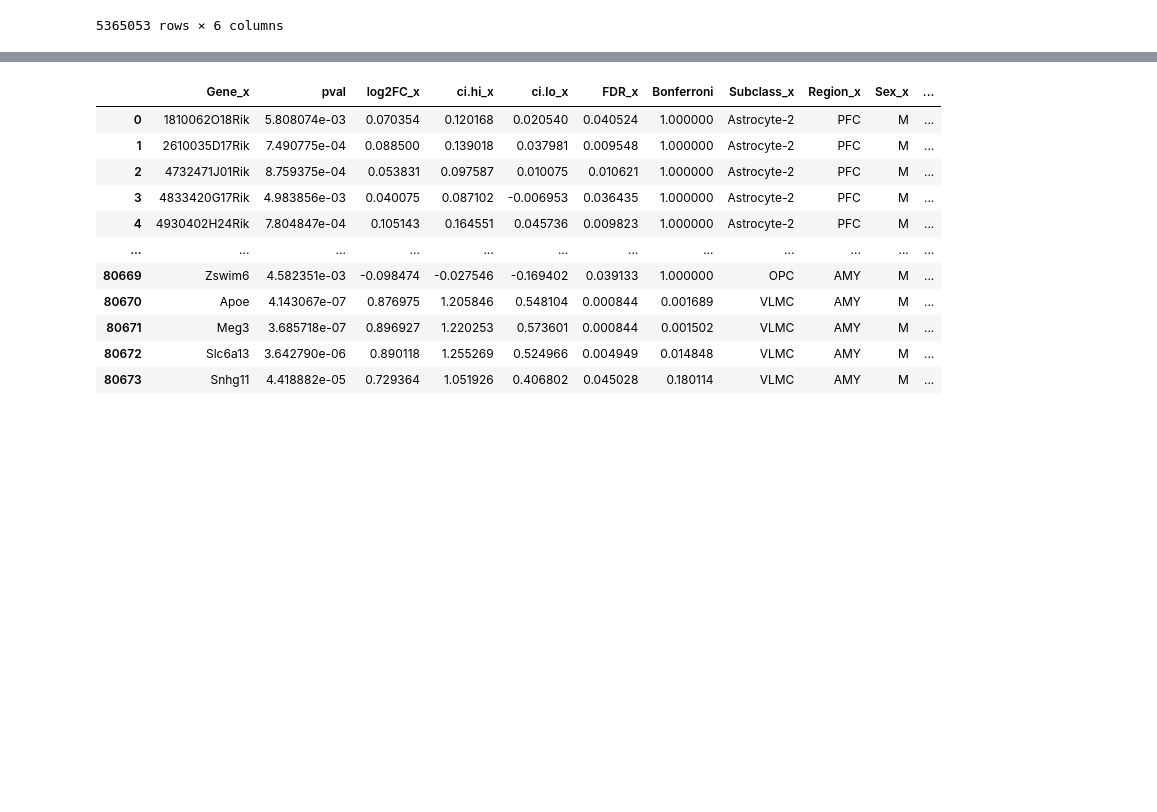
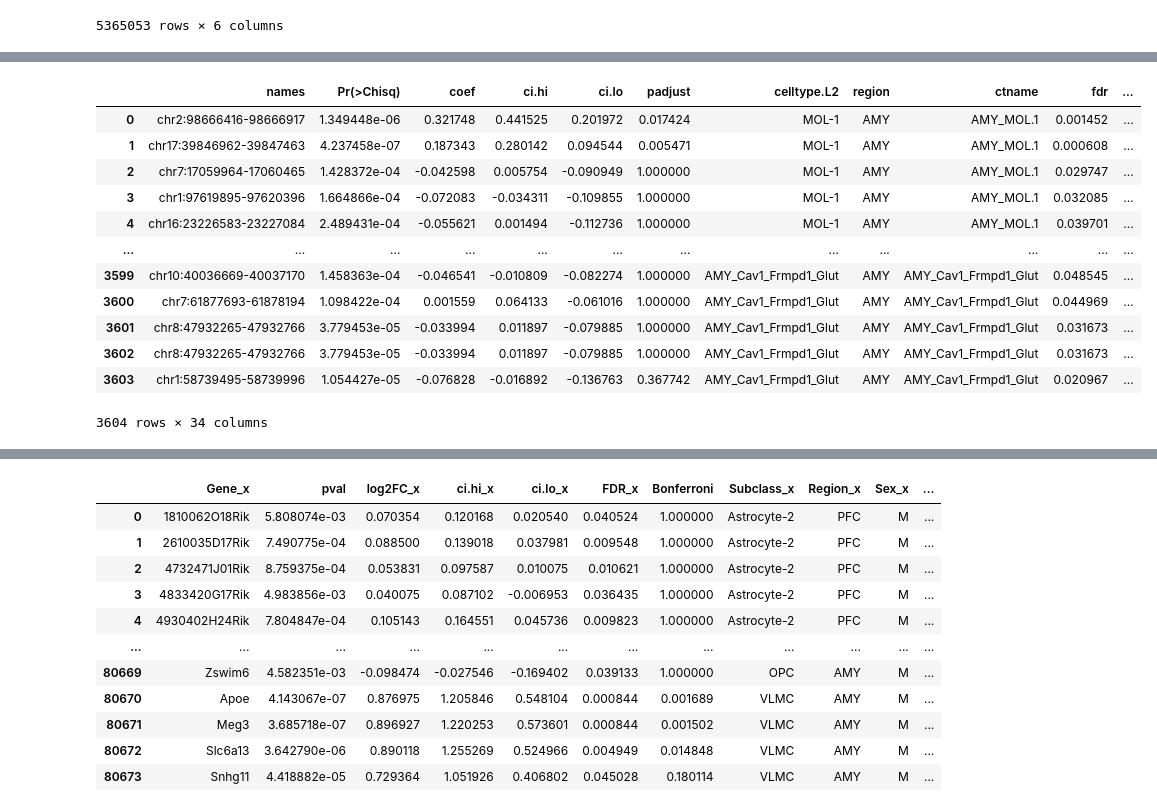
Before and after one commit to juychen/scmmd, a Jupyter notebook: 15cicre_enhancers.ipynb, the cells around one changed output, grey strips where cells are left out. Cells and saved outputs as stored; diff of their text form; code cells hidden in the pictures; blank space fills up the shorter version.

```diff
--- a/15cicre_enhancers.ipynb
+++ b/15cicre_enhancers.ipynb
@@ -135,0 +170,2 @@ Name: primary_region, dtype: int64
+# %%
+df_DAR_enh = enhancers.merge(df_DAR_np,left_on=['names','Region Subclass'],right_on=['names','Region Subclass'],how='inner')
@@ -135,0 +182,3 @@ Name: primary_region, dtype: int64
+# %%
+df_DAR_enh['gene_name_back'] = df_DAR_enh['gene_name']
+df_DAR_enh['gene_name'] = df_DAR_enh['gene_short_name']
@@ -135,0 +201,16 @@ Name: primary_region, dtype: int64
+# %%
+df_DAR_enh[list(df_DAR_promoter.columns)+['promoter','coaccess']]
+# %% [output]
+|  | names | Pr(>Chisq) | coef | ci.hi | ci.lo | padjust | celltype.L2 | region | ctname | fdr | ... |
+| 0 | chr2:98666416-98666917 | 1.349448e-06 | 0.321748 | 0.441525 | 0.201972 | 0.017424 | MOL-1 | AMY | AMY_MOL.1 | 0.001452 | ... |
+| 1 | chr17:39846962-39847463 | 4.237458e-07 | 0.187343 | 0.280142 | 0.094544 | 0.005471 | MOL-1 | AMY | AMY_MOL.1 | 0.000608 | ... |
+| 2 | chr7:17059964-17060465 | 1.428372e-04 | -0.042598 | 0.005754 | -0.090949 | 1.000000 | MOL-1 | AMY | AMY_MOL.1 | 0.029747 | ... |
+| 3 | chr1:97619895-97620396 | 1.664866e-04 | -0.072083 | -0.034311 | -0.109855 | 1.000000 | MOL-1 | AMY | AMY_MOL.1 | 0.032085 | ... |
+| 4 | chr16:23226583-23227084 | 2.489431e-04 | -0.055621 | 0.001494 | -0.112736 | 1.000000 | MOL-1 | AMY | AMY_MOL.1 | 0.039701 | ... |
+| ... | ... | ... | ... | ... | ... | ... | ... | ... | ... | ... | ... |
+| 3599 | chr10:40036669-40037170 | 1.458363e-04 | -0.046541 | -0.010809 | -0.082274 | 1.000000 | AMY_Cav1_Frmpd1_Glut | AMY | AMY_Cav1_Frmpd1_Glut | 0.048545 | ... |
+| 3600 | chr7:61877693-61878194 | 1.098422e-04 | 0.001559 | 0.064133 | -0.061016 | 1.000000 | AMY_Cav1_Frmpd1_Glut | AMY | AMY_Cav1_Frmpd1_Glut | 0.044969 | ... |
+| 3601 | chr8:47932265-47932766 | 3.779453e-05 | -0.033994 | 0.011897 | -0.079885 | 1.000000 | AMY_Cav1_Frmpd1_Glut | AMY | AMY_Cav1_Frmpd1_Glut | 0.031673 | ... |
+| 3602 | chr8:47932265-47932766 | 3.779453e-05 | -0.033994 | 0.011897 | -0.079885 | 1.000000 | AMY_Cav1_Frmpd1_Glut | AMY | AMY_Cav1_Frmpd1_Glut | 0.031673 | ... |
+| 3603 | chr1:58739495-58739996 | 1.054427e-05 | -0.076828 | -0.016892 | -0.136763 | 0.367742 | AMY_Cav1_Frmpd1_Glut | AMY | AMY_Cav1_Frmpd1_Glut | 0.020967 | ... |
+3604 rows × 34 columns
```
Also changed, not shown: parts of 11 cells of this notebook, 3 other files.
